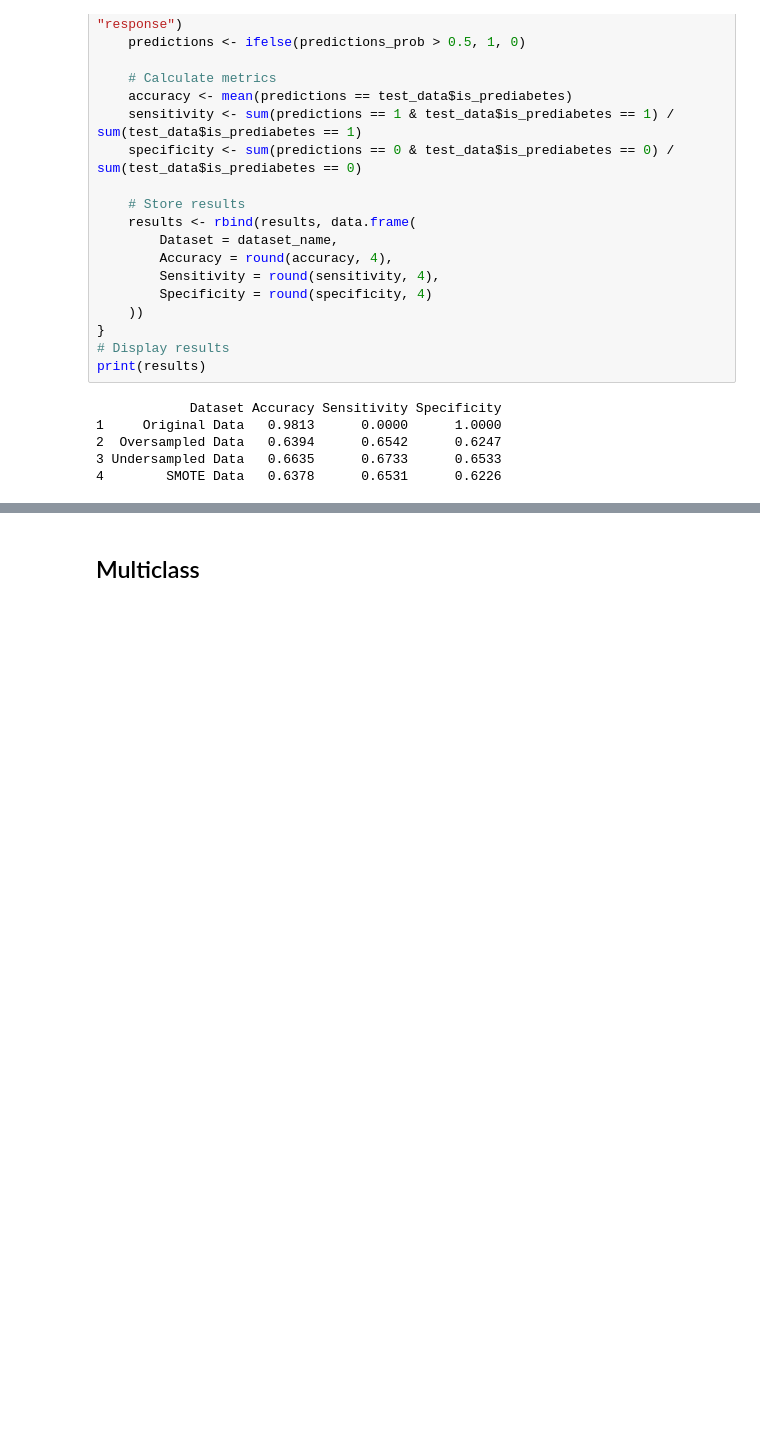
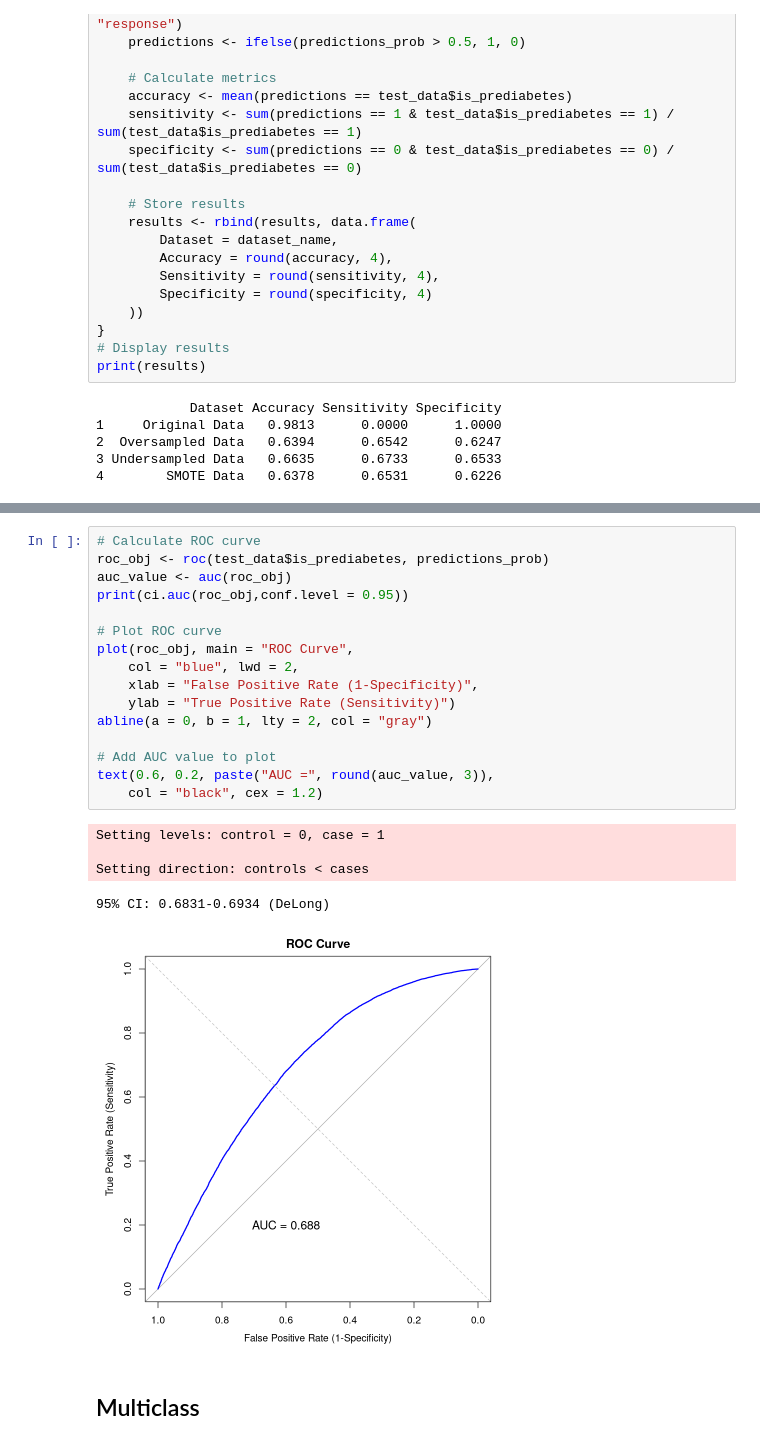
Before and after one commit to tandao0909/statistical-data-processing-project, a Jupyter notebook: model/logistic.ipynb, the cells around one changed output, grey strips where cells are left out. Drawn from its saved outputs; the diff is of its cells as text; blank space fills up the shorter version.

```diff
--- a/model/logistic.ipynb
+++ b/model/logistic.ipynb
@@ -285,3 +344,25 @@ print(out_youd)
+# %%
+# Calculate ROC curve
+roc_obj <- roc(test_data$is_prediabetes, predictions_prob)
+auc_value <- auc(roc_obj)
+print(ci.auc(roc_obj,conf.level = 0.95))
+
+# Plot ROC curve
+plot(roc_obj, main = "ROC Curve",
+    col = "blue", lwd = 2,
+    xlab = "False Positive Rate (1-Specificity)",
+    ylab = "True Positive Rate (Sensitivity)")
+abline(a = 0, b = 1, lty = 2, col = "gray")
+
+# Add AUC value to plot
+text(0.6, 0.2, paste("AUC =", round(auc_value, 3)),
+    col = "black", cex = 1.2)
+# %% [output]
+Setting levels: control = 0, case = 1
+
+Setting direction: controls < cases
+95% CI: 0.6831-0.6934 (DeLong)
+[figure, added]
 # %% [markdown]
 ## Multiclass
 # %%
```
Also changed, not shown: parts of 11 cells of this notebook.
